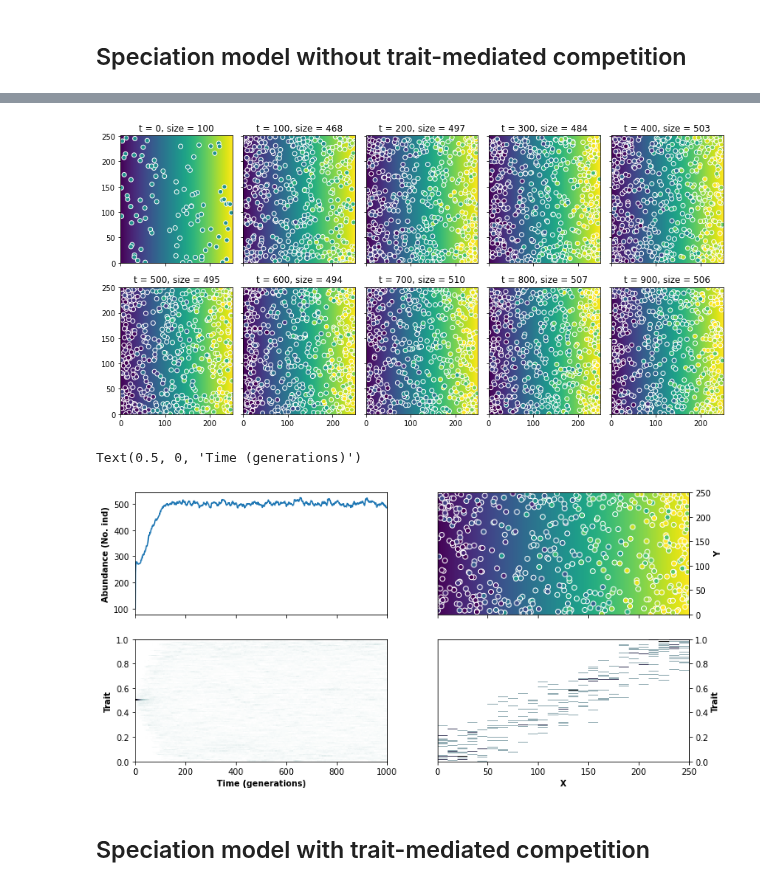
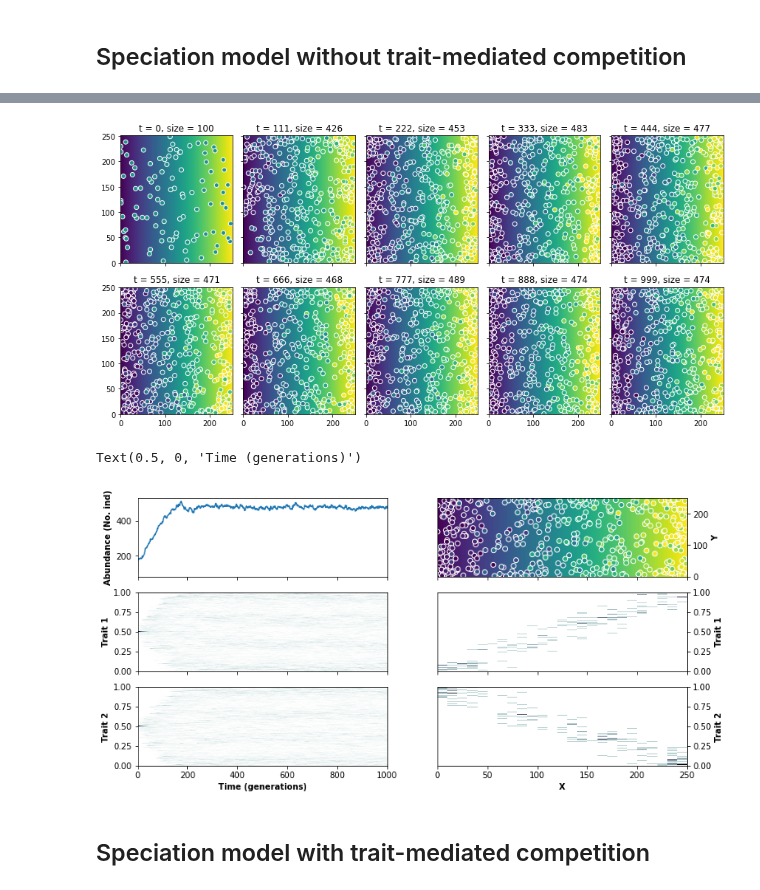
Before and after one commit to fastscape-lem/adascape, a Jupyter notebook: notebooks/basic_example.ipynb, the cells around one changed output, grey strips where cells are left out. Drawn from its saved outputs; the diff is of its cells as text; code cells hidden in the pictures.

```diff
--- a/notebooks/basic_example.ipynb
+++ b/notebooks/basic_example.ipynb
@@ -23,5 +23,5 @@ X, Y = np.meshgrid(*[np.arange(0, l+s, s)
 
 r = np.random.RandomState(0)
 
-elevation = X * 10 + r.rand(*Y.shape)
+environment = X * 10 + r.rand(*Y.shape)
 # %%
@@ -54,4 +62,4 @@ def mode1_run():
 # %%
-population1 = mode1_run()
+%time population1 = mode1_run()
 population1
 # %% [output]
@@ -71,41 +95,53 @@ population1
 # %%
 fig1, axes1 = plt.subplots(nrows=2, ncols=5, sharex='col', sharey='row',figsize=(12, 6))
-for ax, print_step in zip(axes1.ravel(), plot_gen_by):
+for ax, print_step in zip(axes1.ravel(), plot_at):
     pop = population1.groupby('step').get_group(print_step)
-    ax.pcolormesh(elevation)
+    ax.pcolormesh(environment)
     ax.scatter(pop.x, pop.y, c=pop.trait_0, edgecolor='w',vmin=0, vmax=1)
     ax.set_title(f't = {print_step}, size = {len(pop)}')
 fig1.tight_layout()
 # %% [output]
-[figure, old version]
+[figure, new version]
 # %%
-fig2, axs2 = plt.subplots(2, 2, sharex="col", figsize=(12, 6))
+fig2, axs2 = plt.subplots(3, 2, sharex="col", figsize=(12, 6))
 axs2[0,0].plot(population1.groupby('step').size())
-h,xedge,yedge,_=axs2[1,0].hist2d(x=population1['step'], y=population1['trait_0'],
-                                 range=((0, num_gen), (0, 1)),
-                                 bins=(num_gen, 100), cmap='bone_r')
-axs2[0, 1].pcolormesh(elevation)
+
+axs2[0, 1].pcolormesh(environment)
 axs2[0, 1].scatter(population1['x'].loc[population1['step']==max(population1['step'])],
                    population1['y'].loc[population1['step']==max(population1['step'])],
                    c=population1['trait_0'].loc[population1['step']==max(population1['step'])],
                    edgecolor='w',vmin=0, vmax=1)
 h,xedge,yedge,_=axs2[1,1].hist2d(x=population1['x'].loc[population1['step']==max(population1['step'])],
                                  y=population1['trait_0'].loc[population1['step']==max(population1['step'])],
                                  range=((0, X.max()), (0, 1)),
                                  bins=(25, 250), cmap='bone_r')
+h,xedge,yedge,_=axs2[1,0].hist2d(x=population1['step'], y=population1['trait_0'],
+                                 range=((0, num_gen), (0, 1)),
+                                 bins=(num_gen, 100), cmap='bone_r')
+h,xedge,yedge,_=axs2[2,1].hist2d(x=population1['x'].loc[population1['step']==max(population1['step'])],
+                                 y=population1['trait_1'].loc[population1['step']==max(population1['step'])],
+                                 range=((0, X.max()), (0, 1)),
+                                 bins=(25, 250), cmap='bone_r')
+h,xedge,yedge,_=axs2[2,0].hist2d(x=population1['step'], y=population1['trait_1'],
+                                 range=((0, num_gen), (0, 1)),
+                                 bins=(num_gen, 100), cmap='bone_r')
 axs2[0, 1].yaxis.set_label_position("right")
 axs2[0, 1].yaxis.tick_right()
 axs2[1, 1].yaxis.set_label_position("right")
 axs2[1, 1].yaxis.tick_right()
+axs2[2, 1].yaxis.set_label_position("right")
+axs2[2, 1].yaxis.tick_right()
 axs2[0, 1].set_ylabel('Y', weight='bold')
 axs2[0, 0].set_ylabel('Abundance (No. ind)', weight='bold')
-axs2[1, 1].set_ylabel('Trait', weight='bold')
-axs2[1, 0].set_ylabel('Trait', weight='bold')
-axs2[1, 1].set_xlabel('X', weight='bold')
-axs2[1, 0].set_xlabel('Time (generations)', weight='bold')
+axs2[1, 1].set_ylabel('Trait 1', weight='bold')
+axs2[1, 0].set_ylabel('Trait 1', weight='bold')
+axs2[2, 1].set_ylabel('Trait 2', weight='bold')
+axs2[2, 0].set_ylabel('Trait 2', weight='bold')
+axs2[2, 1].set_xlabel('X', weight='bold')
+axs2[2, 0].set_xlabel('Time (generations)', weight='bold')
 # %% [output]
 Text(0.5, 0, 'Time (generations)')
-[figure, old version]
+[figure, new version]
 # %% [markdown]
 ## Speciation model with trait-mediated competition
 # %%
```
Also changed, not shown: parts of 10 cells of this notebook, 6 other files.
